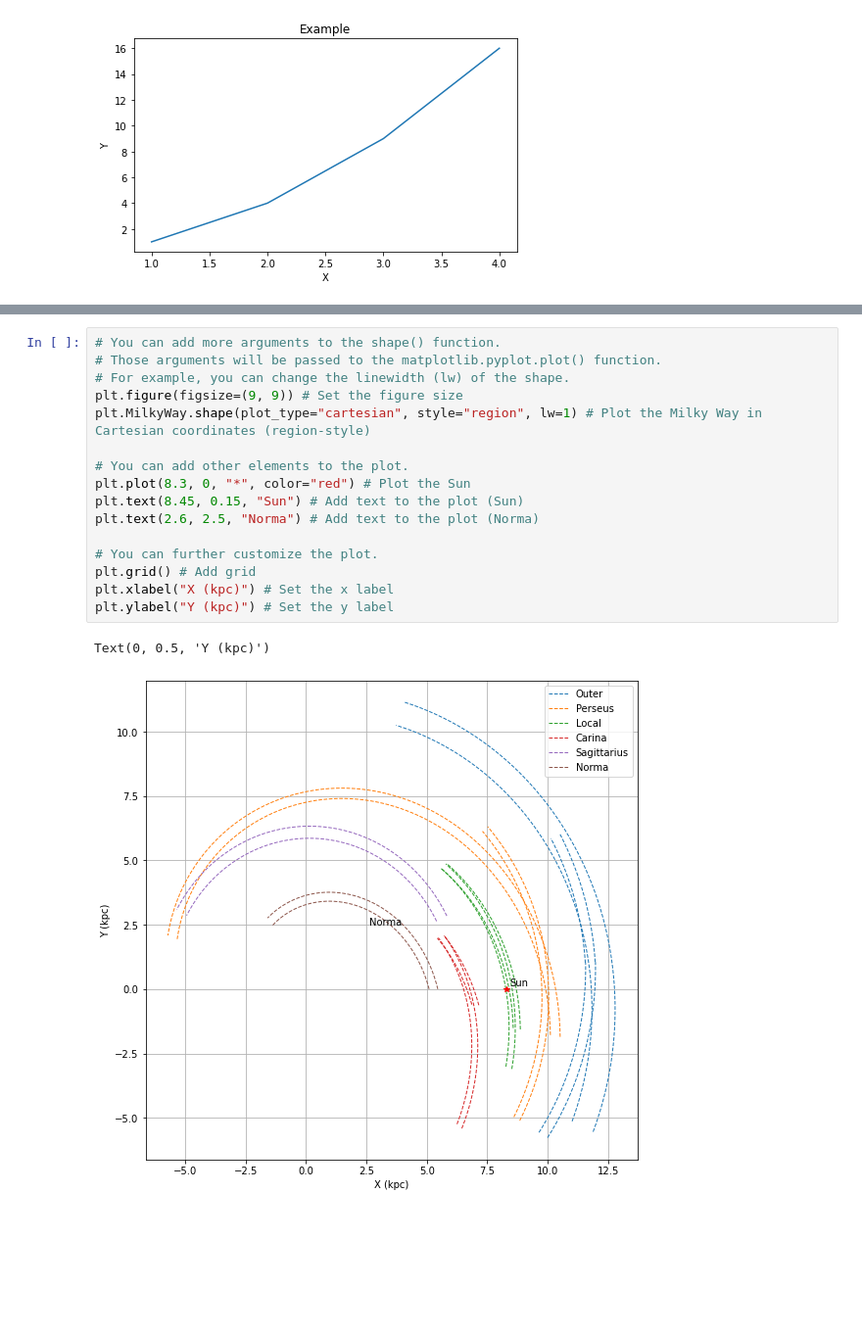
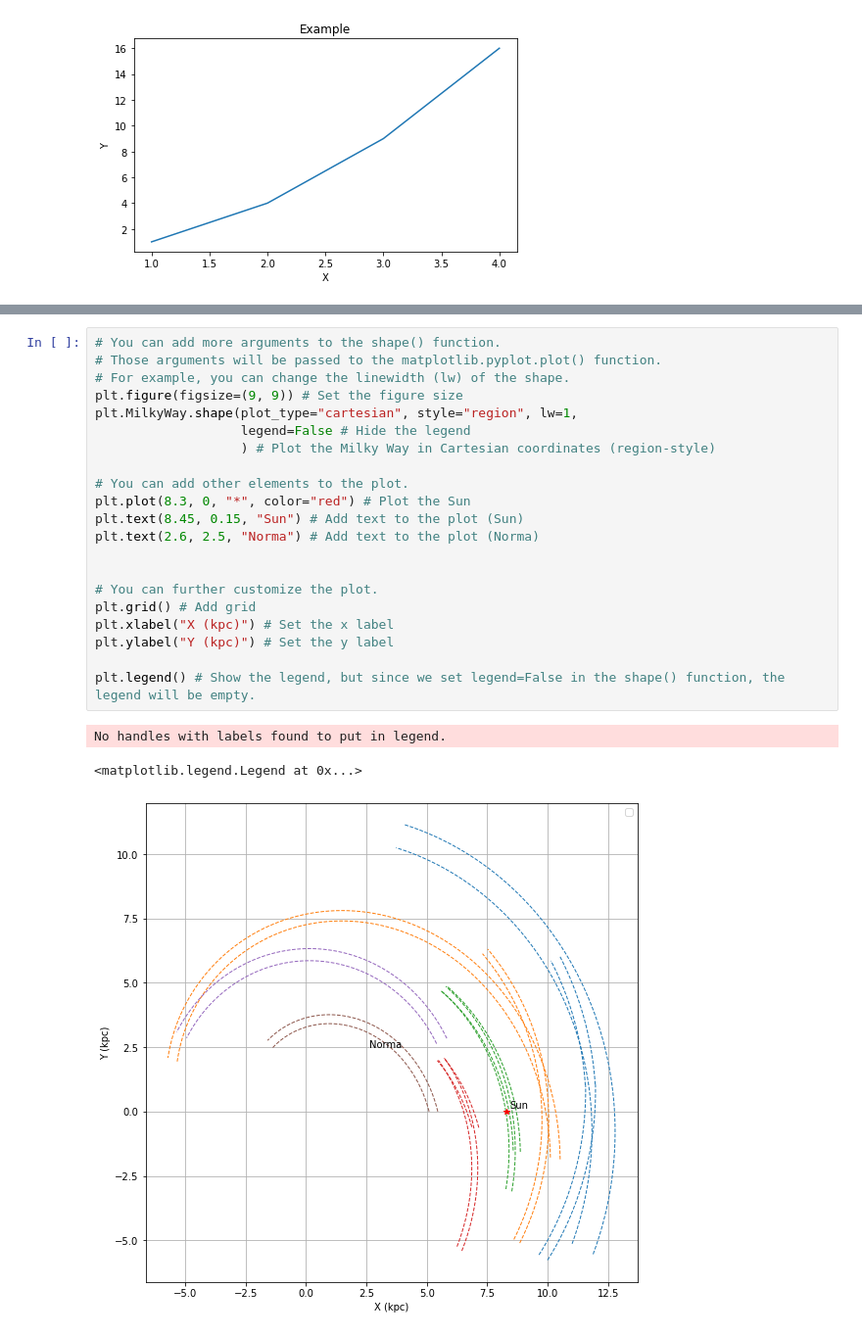
Before and after one commit to xiawenke/mwplotlib, a Jupyter notebook: example.ipynb, the cells around one changed output, grey strips where cells are left out. Shown at 98% size. Saved outputs shown, nothing was run; the diff lists cells and outputs as text; blank space fills up the shorter version.

```diff
--- a/example.ipynb
+++ b/example.ipynb
@@ -39,22 +46,28 @@ plt.MilkyWay.shape(plot_type="cartesian", style="line") # Plot the Milky Way in
 # %%
 # You can add more arguments to the shape() function.
 # Those arguments will be passed to the matplotlib.pyplot.plot() function.
 # For example, you can change the linewidth (lw) of the shape.
 plt.figure(figsize=(9, 9)) # Set the figure size
-plt.MilkyWay.shape(plot_type="cartesian", style="region", lw=1) # Plot the Milky Way in Cartesian coordinates (region-style)
+plt.MilkyWay.shape(plot_type="cartesian", style="region", lw=1,
+                   legend=False # Hide the legend
+                   ) # Plot the Milky Way in Cartesian coordinates (region-style)
 
 # You can add other elements to the plot.
 plt.plot(8.3, 0, "*", color="red") # Plot the Sun
 plt.text(8.45, 0.15, "Sun") # Add text to the plot (Sun)
 plt.text(2.6, 2.5, "Norma") # Add text to the plot (Norma)
 
+
 # You can further customize the plot.
 plt.grid() # Add grid
 plt.xlabel("X (kpc)") # Set the x label
 plt.ylabel("Y (kpc)") # Set the y label
+
+plt.legend() # Show the legend, but since we set legend=False in the shape() function, the legend will be empty.
 # %% [output]
-Text(0, 0.5, 'Y (kpc)')
+No handles with labels found to put in legend.
+<matplotlib.legend.Legend at 0x...>
-[figure, old version]
+[figure, new version]
 # %%
 # The unit of the plot is in kpc by default.
 # You can change the unit by passing the unit argument to the shape() function.
```
Also changed, not shown: parts of 7 cells of this notebook, 1 other file.
